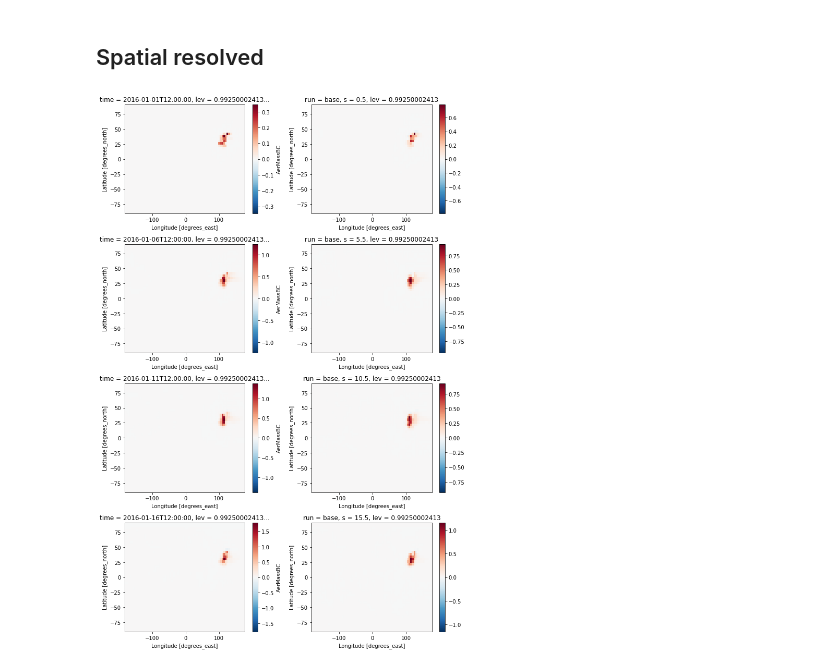
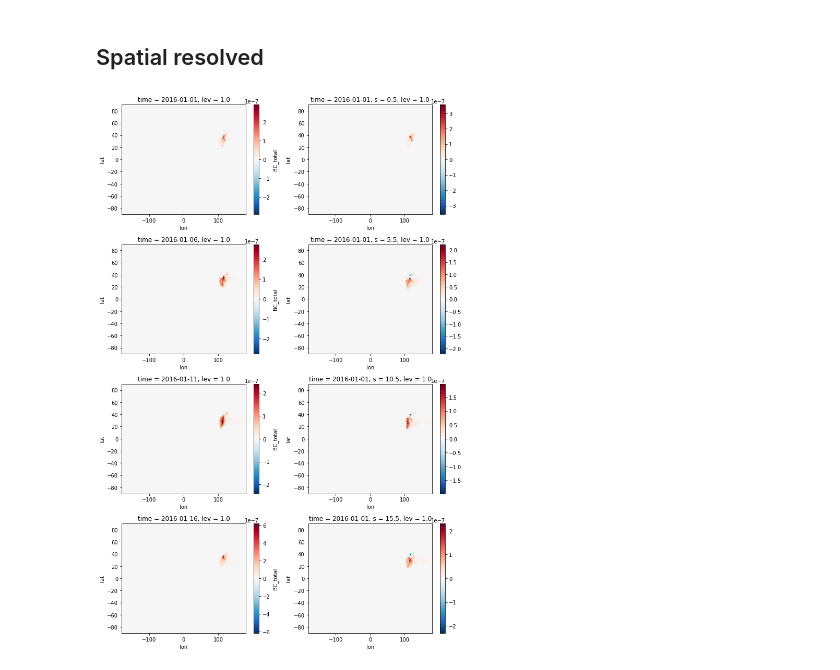
Before and after one commit to lfreese/BC-IRF, a Jupyter notebook: streamlined_GF.ipynb, the cells around one changed output. Saved outputs shown, nothing was run; the diff lists cells and outputs as text; code cells hidden in the pictures.

```diff
--- a/streamlined_GF.ipynb
+++ b/streamlined_GF.ipynb
@@ -58,8 +83,9 @@ height = pd.read_excel('gc_altitude.xlsx')
 # %%
-height_ds = height.diff().dropna().to_xarray().rename({'index':'lev'})
-height_ds['lev'] = ds_base['lev']
-height_ds = height_ds.rename({'altitude':'dz'})
+height_ds = height.diff().dropna().to_xarray().rename({'L':'lev'})
+height_ds['lev'] = ds_emis['lev']
+height_ds = height_ds.rename({'Altitude (km)':'dz'})
 height_ds['dz']*=1e3 #convert to meters
+height_ds['dz'].attrs = {'units':'m'}
 # %%
 ds_emis = xr.merge([ds_emis, height_ds], join = 'inner')
 ds_conc = xr.merge([ds_conc, height_ds], join = 'inner')
@@ -69,15 +95,17 @@ sec_day = 86400
 utils.combine_BC(ds_emis)
 # %% [markdown]
 ## Define our Conc Difference and Initial Forcing
+# %%
+poll_name = 'BC_total'
 # %%
 if global_mean == True:
-    dc_dt = utils.calc_δc_δt_mean(ds_conc, 'AerMassBC')
+    dc_dt = utils.calc_δc_δt_mean(ds_conc, poll_name)
     dc_dt = dc_dt.assign_coords(time = np.arange(.5,len(dc_dt['time'])+.5))
 
     f0 = (utils.global_w_mean(ds_emis.sel(run = 'delta'), 'EmisBC_Total') -
           utils.global_w_mean(ds_emis.sel(run = 'base'), 'EmisBC_Total')).isel(time = 0)
 else:
-    dc_dt = utils.calc_δc_δt(ds_conc, 'AerMassBC')
+    dc_dt = utils.calc_δc_δt(ds_conc, poll_name)
     dc_dt = dc_dt.assign_coords(time = np.arange(.5,len(dc_dt['time'])+.5))
 
     f0 = (utils.global_w_mean(ds_emis.sel(run = 'delta'), 'EmisBC_Total') -
@@ -190,15 +219,15 @@ plt.xlim(0,30)
 # %% [markdown]
 ## Spatial resolved
 # %%
-f_2x = (ds_emis.sel(run = '2x')['EmisBC_Total'].weighted((ds_conc['AREA']*ds_conc['dz']).sel(run = 'delta').isel(time = 0)).mean(dim = ['lat','lon','lev']).compute()-
-    ds_emis.sel(run = 'base')['EmisBC_Total'].weighted((ds_conc['AREA']*ds_conc['dz']).sel(run = 'base').isel(time = 0)).mean(dim = ['lat','lon','lev']).compute())
+f_2x = (ds_emis.sel(run = '2x')['EmisBC_Total'].weighted((ds_conc['area']*ds_conc['dz']).sel(run = '2x').isel(time = 0)).mean(dim = ['lat','lon','lev']).compute()-
+    ds_emis.sel(run = 'base')['EmisBC_Total'].weighted((ds_conc['area']*ds_conc['dz']).sel(run = 'base').isel(time = 0)).mean(dim = ['lat','lon','lev']).compute())
 # %%
 comp_2x = (f_2x*G*dt).sum(dim = 'tp').compute()
 # %%
 fig, axes = plt.subplots(4,2, figsize = [10,15])
 for idx, s in enumerate([0,5,10,15]):
-    (ds_conc.sel(run = '2x')-ds_conc.sel(run = 'base')).isel(time =s, lev = 0,ilev = 0)['AerMassBC'].plot(ax = axes[idx, 0])
+    (ds_conc.sel(run = '2x')-ds_conc.sel(run = 'base')).isel(time =s, lev = 0)[poll_name].plot(ax = axes[idx, 0])
     comp_2x.isel(s = s, lev = 0).plot(ax = axes[idx, 1])
 plt.tight_layout()
 # %% [output]
-[figure, old version]
+[figure, new version]
```
Also changed, not shown: parts of 16 cells of this notebook, 9 other files.
